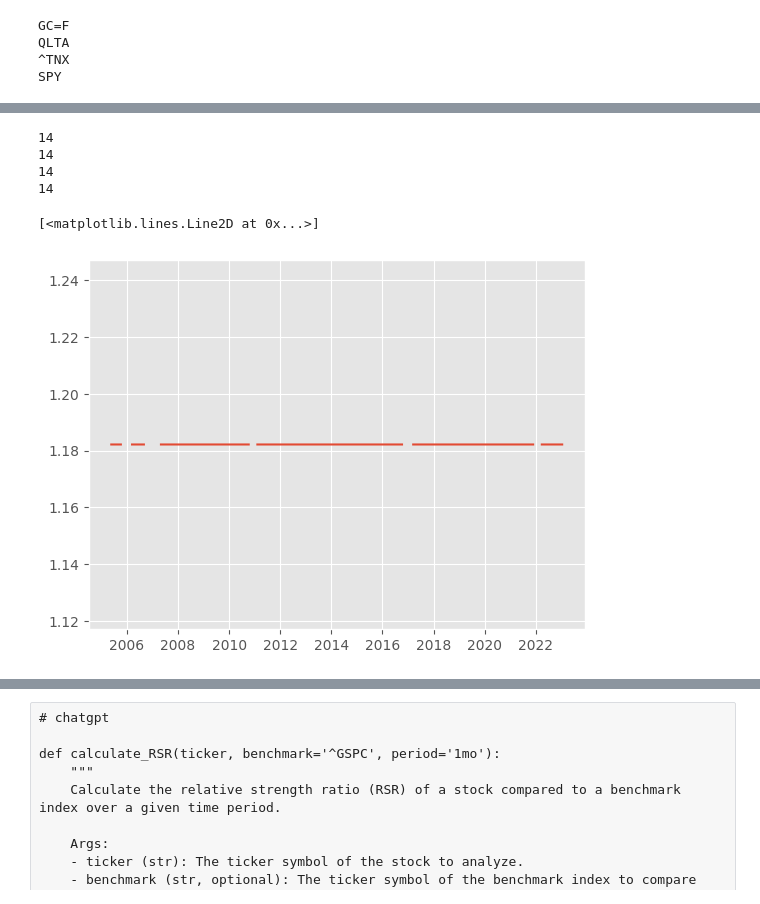
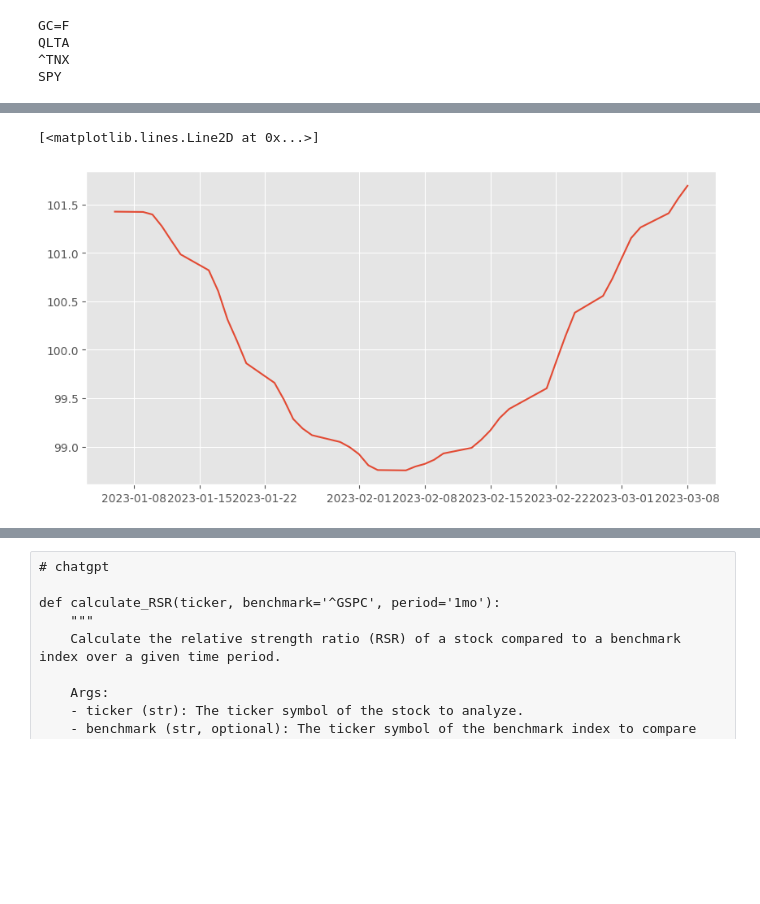
Before and after one commit to piegarroni/RRG_dashboard, a Jupyter notebook: data_analysis.ipynb, the cells around one changed output, grey strips where cells are left out. Cells and saved outputs as stored; diff of their text form; code cells hidden in the pictures; blank space fills up the shorter version.

```diff
--- a/data_analysis.ipynb
+++ b/data_analysis.ipynb
@@ -94,36 +452,34 @@ MultiIndex([('Adj Close', 'GC=F'),
 # %%
-def rs_ratio(prices_df, benchmark, w=14):
-
+# rs ratio window only
+def rs_ratio(prices_df, benchmark, window=14):
     """
-    Function that returns dataframe with relative strength ratio for each symbol
+    Function to return dataframe with relative strength ratio for each symbol
     """
 
     ratio_df = pd.DataFrame()
 
-    def ratio_funct(window, column, benchmark):
+    benchmark = benchmark.interpolate()
+    benchmark = benchmark.interpolate(limit_direction='backward')
+    prices_df = prices_df.interpolate()
+    prices_df = prices_df.interpolate(limit_direction='backward')
 
-        rs = (column[-len(window):] / benchmark[-len(window):]) * 100
-        rs_ratio = rs.rolling(w).mean()
-        rel_ratio = (rs_ratio - rs_ratio.mean()) / rs_ratio.std()
+    for column in prices_df:
+        rs = (prices_df[column][-window*4:] / benchmark[-window*4:]) * 100
+        rs_ratio = rs.rolling(window).mean()
+        #rel_ratio = 100 + ((rs_ratio - rs_ratio.mean()) / rs_ratio.std() + 1)
 
-        return rel_ratio[-1]
+        rel_ratio = 100 + ((rs_ratio - rs_ratio.mean()) / rs_ratio.std())
 
-    for column in prices_df[:1]:
-        print(w)
-        ratio_df[f"{column}_ratio"] = prices_df[column].rolling(window = w*6).apply(ratio_funct, args=(prices_df[column], benchmark))
+        ratio_df[f'{column}_ratio'] = rel_ratio
 
-    ratio_df.dropna(axis=0, how="all", inplace=True)
+    ratio_df.dropna(axis=0, how='all', inplace=True)
 
     return ratio_df
 
+ratio_df = rs_ratio(data['Adj Close'], data[('Adj Close', 'SPY')])
+plt.figure(figsize=[10, 5])
 
-ratio_df = rs_ratio(data['Adj Close'], data[('Adj Close', 'SPY')])
-#plt.plot(data[('Adj Close', '^TNX')])
 plt.plot(ratio_df['^TNX_ratio'])
 # %% [output]
-14
-14
-14
-14
+[<matplotlib.lines.Line2D at 0x...>]
-[<matplotlib.lines.Line2D at 0x...>]
-[figure, old version]
+[figure, new version]
```
Also changed, not shown: parts of 20 cells of this notebook, 1 other file.
